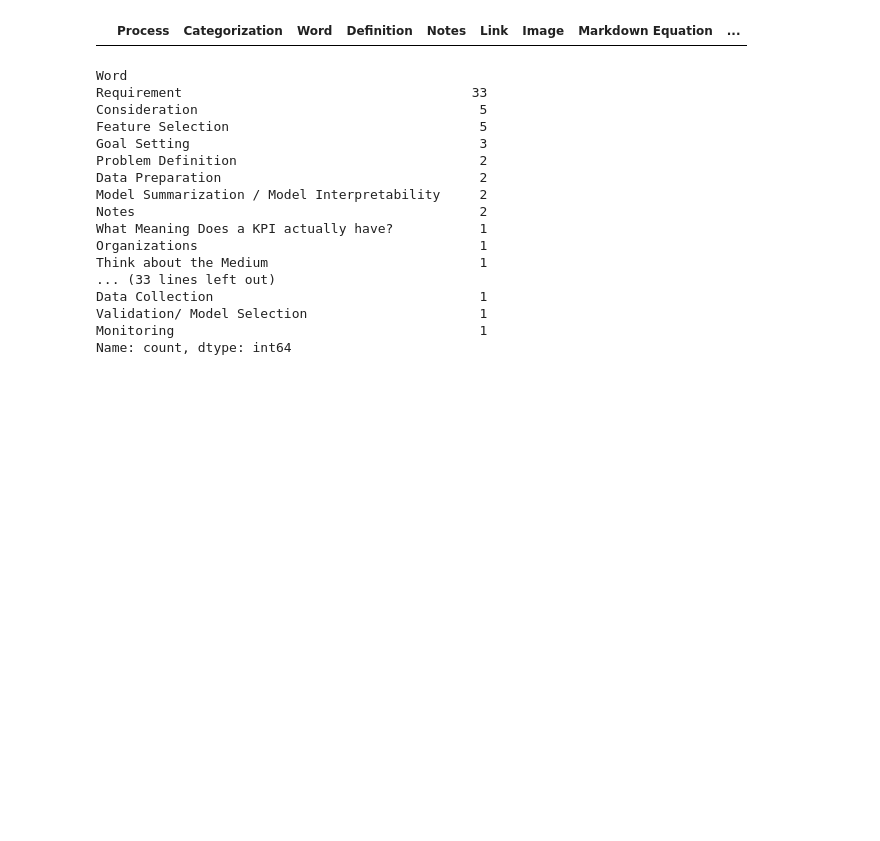
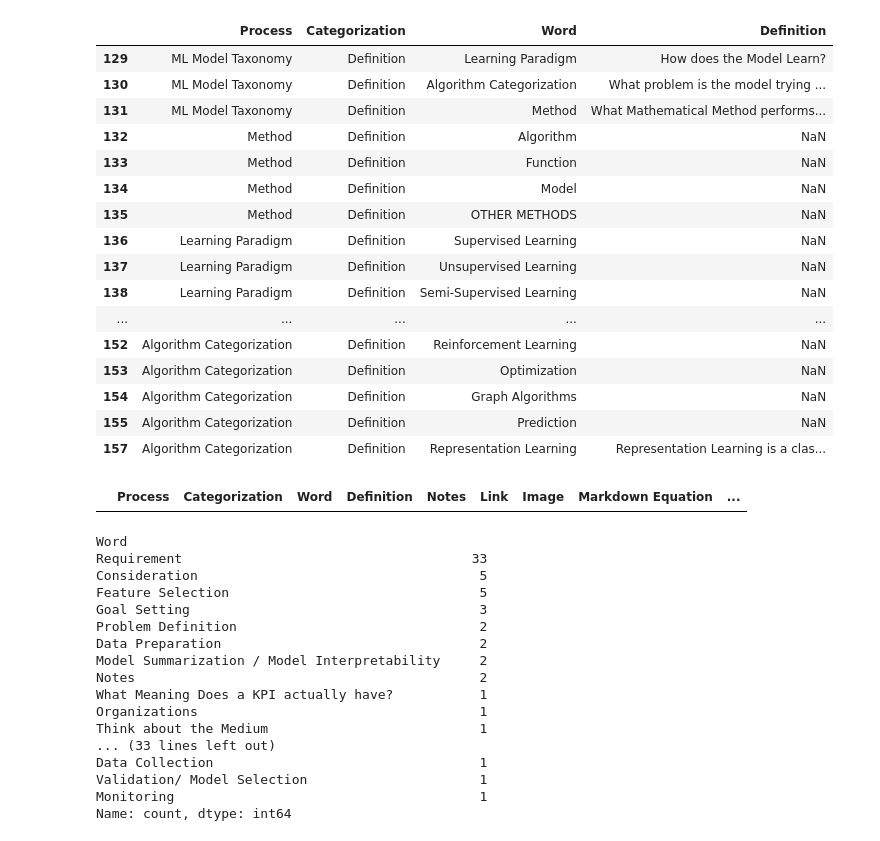
Before and after one commit to derek-dewald/Python_Tools, a Jupyter notebook: JupyterNotebooks/Untitled1.ipynb, the cells around one changed output. Saved outputs shown, nothing was run; the diff lists cells and outputs as text; code cells hidden in the pictures; blank space fills up the shorter version.

```diff
--- a/JupyterNotebooks/Untitled1.ipynb
+++ b/JupyterNotebooks/Untitled1.ipynb
@@ -14,3 +34,23 @@ from objects_automated import object_dict
+# %%
+base_df
+# %% [output]
+|  | Process | Categorization | Word | Definition |
+| 129 | ML Model Taxonomy | Definition | Learning Paradigm | How does the Model Learn? |
+| 130 | ML Model Taxonomy | Definition | Algorithm Categorization | What problem is the model trying ... |
+| 131 | ML Model Taxonomy | Definition | Method | What Mathematical Method performs... |
+| 132 | Method | Definition | Algorithm | NaN |
+| 133 | Method | Definition | Function | NaN |
+| 134 | Method | Definition | Model | NaN |
+| 135 | Method | Definition | OTHER METHODS | NaN |
+| 136 | Learning Paradigm | Definition | Supervised Learning | NaN |
+| 137 | Learning Paradigm | Definition | Unsupervised Learning | NaN |
+| 138 | Learning Paradigm | Definition | Semi-Supervised Learning | NaN |
+| ... | ... | ... | ... | ... |
+| 152 | Algorithm Categorization | Definition | Reinforcement Learning | NaN |
+| 153 | Algorithm Categorization | Definition | Optimization | NaN |
+| 154 | Algorithm Categorization | Definition | Graph Algorithms | NaN |
+| 155 | Algorithm Categorization | Definition | Prediction | NaN |
+| 157 | Algorithm Categorization | Definition | Representation Learning | Representation Learning is a clas... |
 # %%
 
 
```
Also changed, not shown: parts of 3 cells of this notebook, 10 other files.
